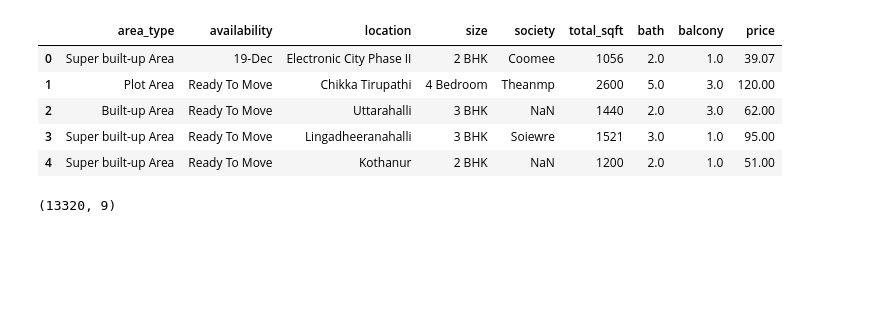
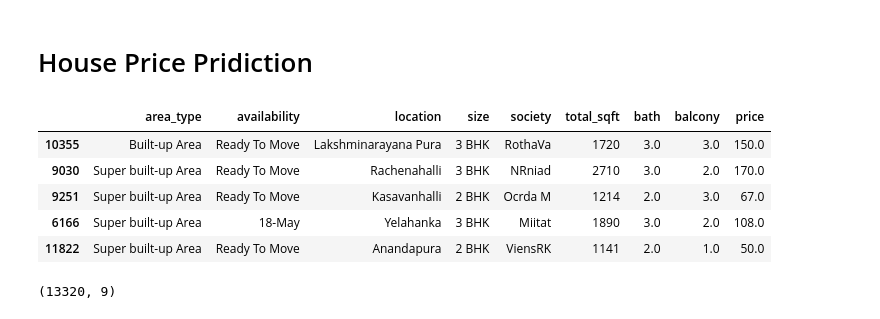
Before and after one commit to Rammy12/House-Price-Prediction, a Jupyter notebook: House_price_linearR.ipynb, the cells around one changed output. Cells and saved outputs as stored; diff of their text form; code cells hidden in the pictures; blank space fills up the shorter version.

```diff
--- a/House_price_linearR.ipynb
+++ b/House_price_linearR.ipynb
@@ -9,0 +1,2 @@ matplotlib.rcParams["figure.figsize"] = (20,10)
+# %% [markdown]
+# House Price Pridiction
@@ -10,14 +11,14 @@ matplotlib.rcParams["figure.figsize"] = (20,10)
 # %%
 data=pd.read_csv('bengaluru_house_prices.csv')
 # %%
-data.head()
+data.sample(5)
 # %% [output]
 |  | area_type | availability | location | size | society | total_sqft | bath | balcony | price |
-| 0 | Super built-up Area | 19-Dec | Electronic City Phase II | 2 BHK | Coomee | 1056 | 2.0 | 1.0 | 39.07 |
-| 1 | Plot Area | Ready To Move | Chikka Tirupathi | 4 Bedroom | Theanmp | 2600 | 5.0 | 3.0 | 120.00 |
-| 2 | Built-up Area | Ready To Move | Uttarahalli | 3 BHK | NaN | 1440 | 2.0 | 3.0 | 62.00 |
-| 3 | Super built-up Area | Ready To Move | Lingadheeranahalli | 3 BHK | Soiewre | 1521 | 3.0 | 1.0 | 95.00 |
-| 4 | Super built-up Area | Ready To Move | Kothanur | 2 BHK | NaN | 1200 | 2.0 | 1.0 | 51.00 |
+| 10355 | Built-up Area | Ready To Move | Lakshminarayana Pura | 3 BHK | RothaVa | 1720 | 3.0 | 3.0 | 150.0 |
+| 9030 | Super built-up Area | Ready To Move | Rachenahalli | 3 BHK | NRniad | 2710 | 3.0 | 2.0 | 170.0 |
+| 9251 | Super built-up Area | Ready To Move | Kasavanhalli | 2 BHK | Ocrda M | 1214 | 2.0 | 3.0 | 67.0 |
+| 6166 | Super built-up Area | 18-May | Yelahanka | 3 BHK | Miitat | 1890 | 3.0 | 2.0 | 108.0 |
+| 11822 | Super built-up Area | Ready To Move | Anandapura | 2 BHK | ViensRK | 1141 | 2.0 | 1.0 | 50.0 |
 # %%
 data.shape
 # %% [output]
```
Also changed, not shown: parts of 57 cells of this notebook, 46 other files.
